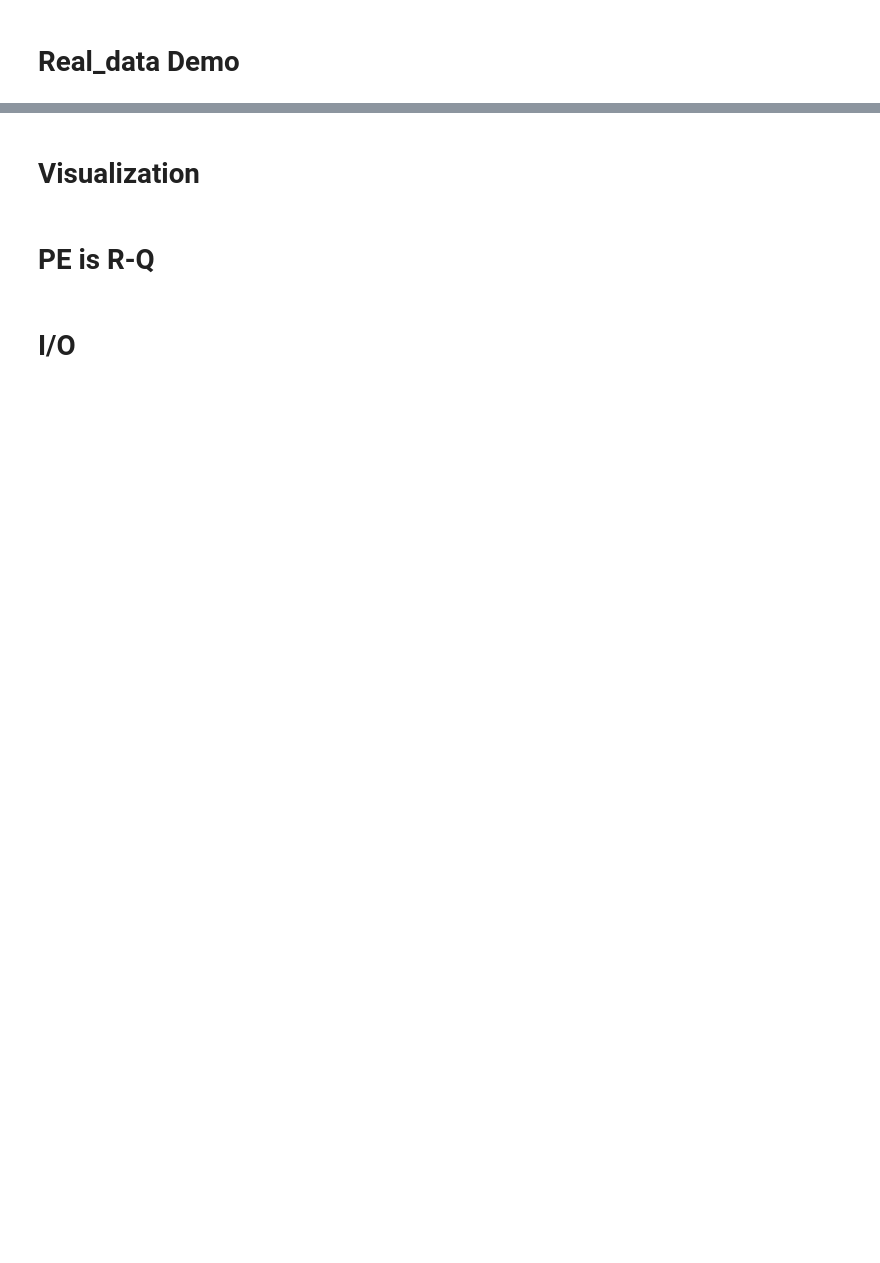
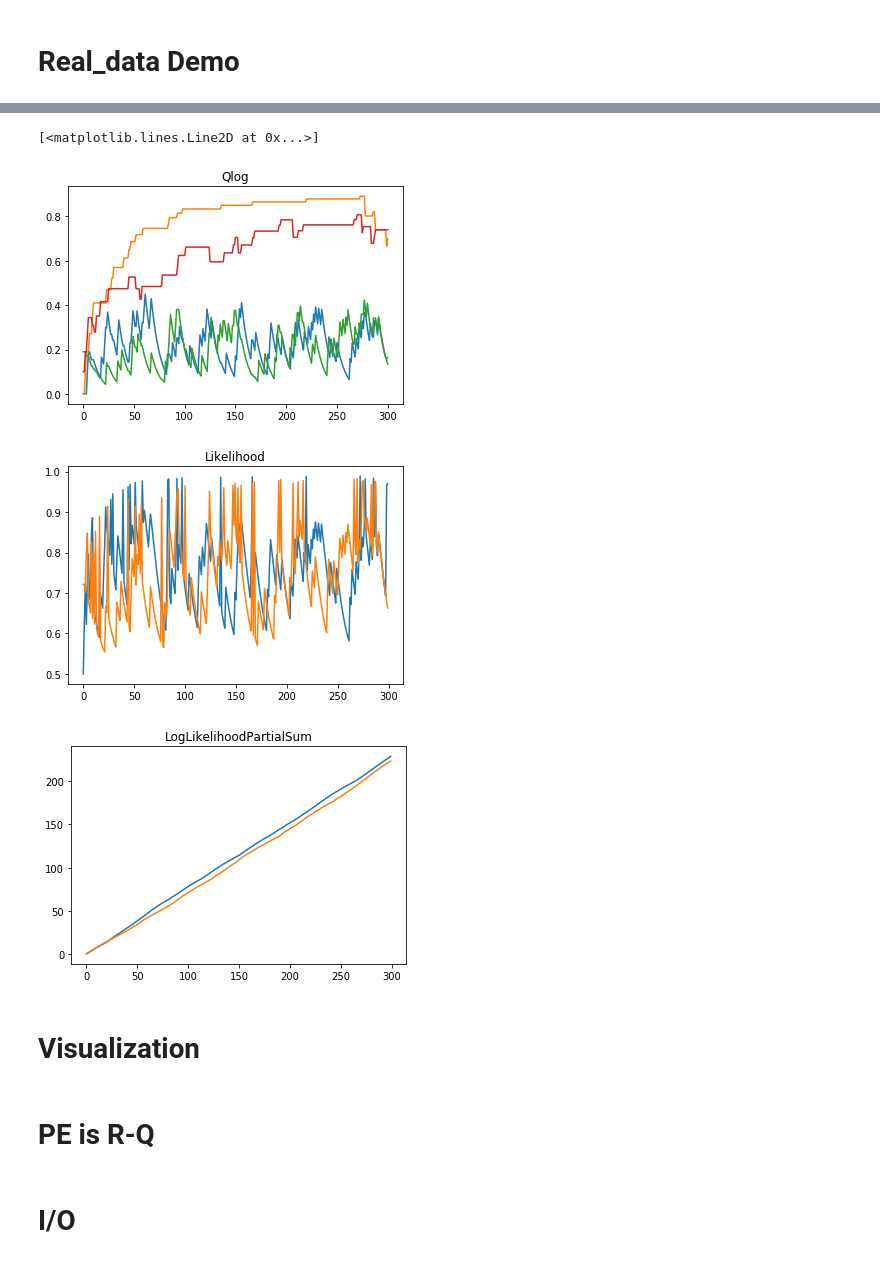
Before and after one commit to Maylibooyah69/RewardReversalPorject, a Jupyter notebook: Data_processing.ipynb, the cells around one changed output, grey strips where cells are left out. Cells and saved outputs as stored; diff of their text form; code cells hidden in the pictures; blank space fills up the shorter version.

```diff
--- a/Data_processing.ipynb
+++ b/Data_processing.ipynb
@@ -174,3 +151,30 @@ plt.plot(mydf['Q'])
+# %%
+from functools import reduce
+env=ToyQ2.toyQ_2choice()
+rat1=Rat(None,alphaG=0.1,alphaL=0.1,beta=5,init_Q=np.array([0.000001,0.00001]),sim=True)
+env,rat1=train_rat(env,rat1,300,sim=True)
+plt.plot(rat1.Qlog)
+env=ToyQ2.toyQ_2choice()
+rat2=Rat(None,0.1,0.1,5,init_Q=np.array([0.1,0.1]),sim=True)
+env,rat2=train_rat(env,rat2,300,sim=True)
+plt.plot(rat2.Qlog)
+plt.title('Qlog')
+plt.figure(2)
+plt.title('Likelihood')
+plt.plot(rat1.lhLog)
+plt.plot(rat2.lhLog)
+plt.figure(3)
+plt.title('LogLikelihoodPartialSum')
+rat1log
+rat1ps=reduce(lambda c, x: c + [c[-1] + x], rat1.lhLog, [0])[1:]
+rat2ps=reduce(lambda c, x: c + [c[-1] + x], rat2.lhLog, [0])[1:]
+plt.plot(rat1ps)
+plt.plot(rat2ps)
+# %% [output]
+[<matplotlib.lines.Line2D at 0x...>]
+[figure, added]
+[figure, added]
+[figure, added]
 # %% [markdown]
 # Visualization
 # %% [markdown]
```
Also changed, not shown: parts of 8 cells of this notebook, 33 other files.
